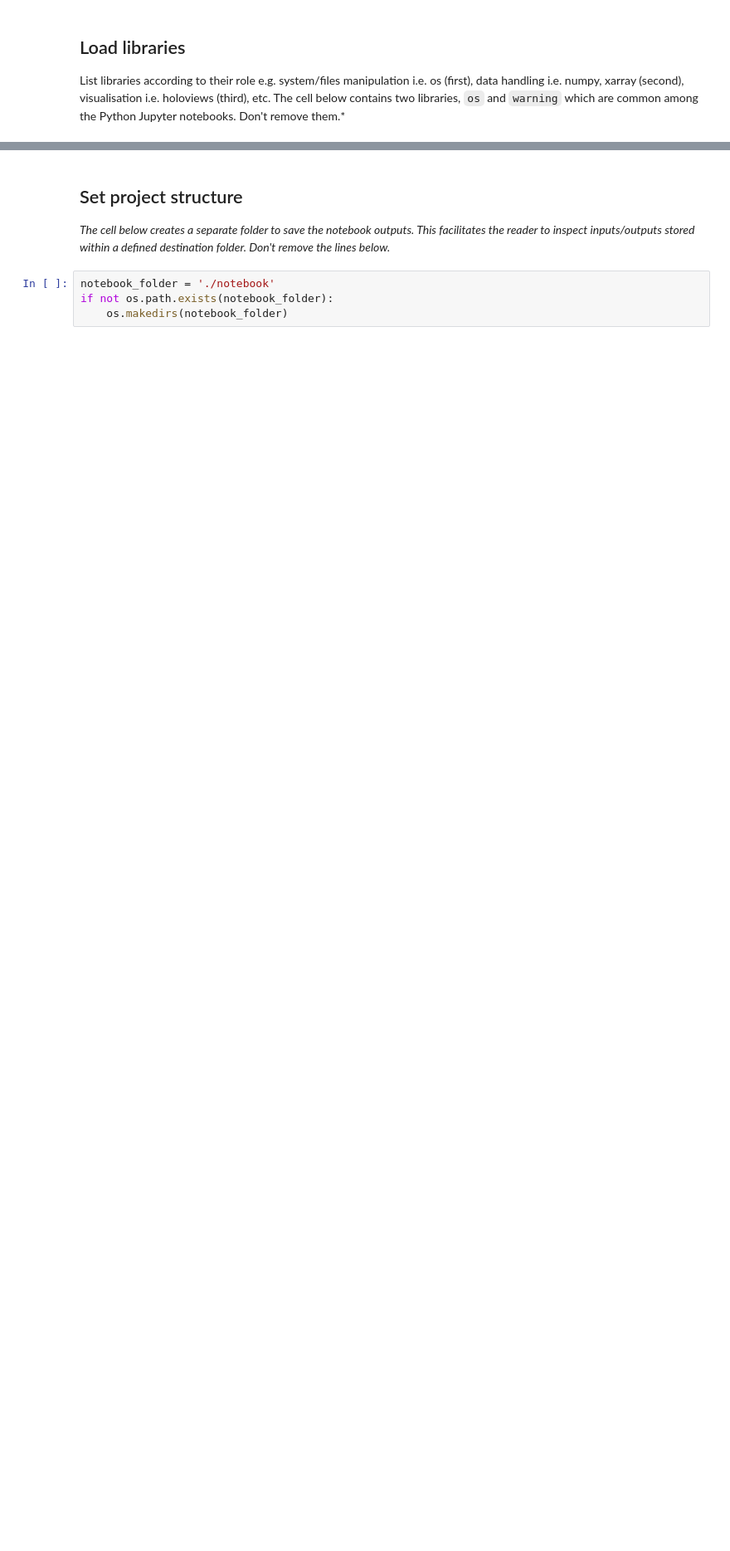
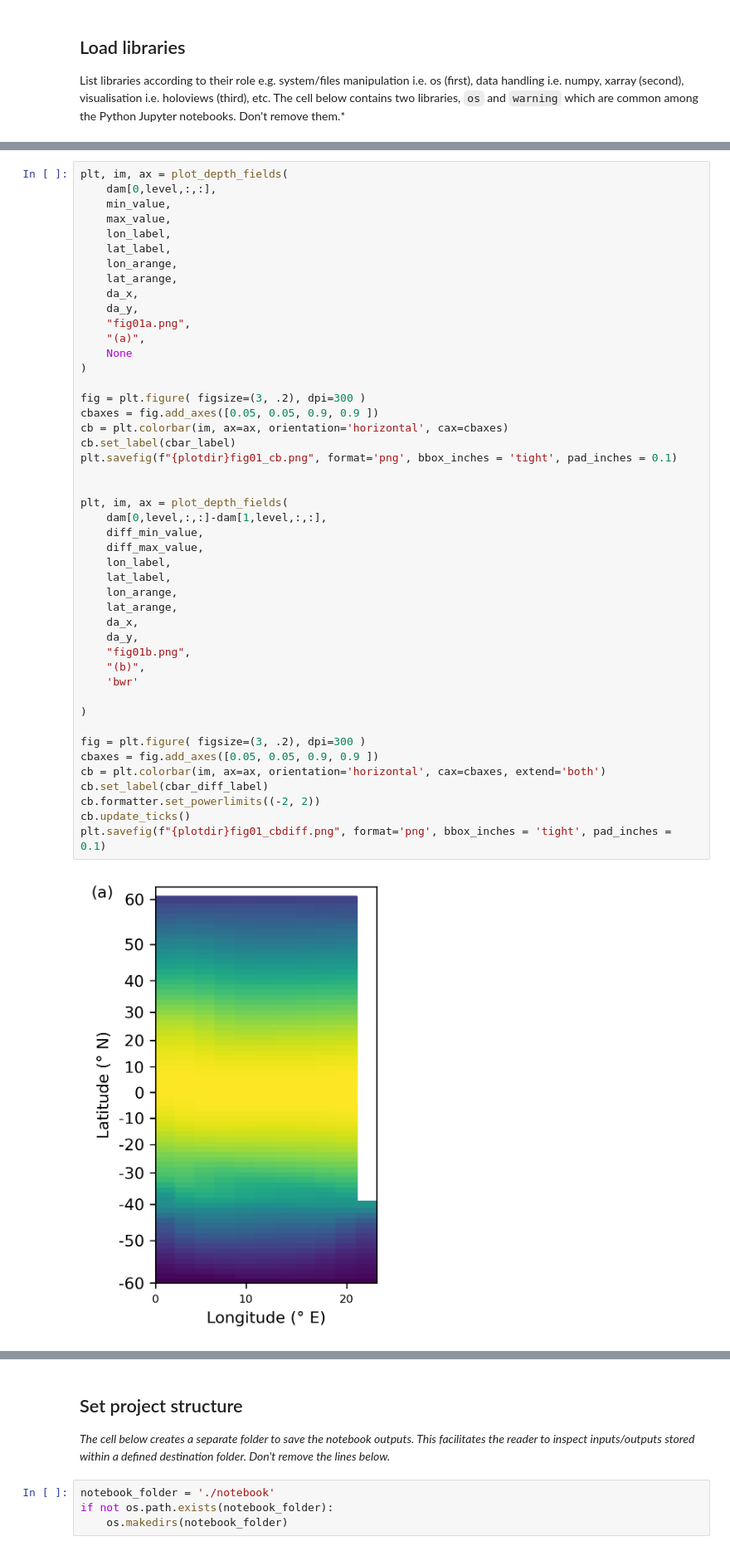
Before and after one commit to eds-book-gallery/3286b92f-4fae-4cc6-a29e-e408bc844542, a Jupyter notebook: notebooks/notebook.ipynb, the cells around one changed output, grey strips where cells are left out. Shown at 83% size. Saved outputs shown, nothing was run; the diff lists cells and outputs as text; blank space fills up the shorter version.

```diff
--- a/notebooks/notebook.ipynb
+++ b/notebooks/notebook.ipynb
@@ -398,0 +124,48 @@ warnings.filterwarnings(action='ignore')
+# %%
+plt, im, ax = plot_depth_fields(
+    dam[0,level,:,:],
+    min_value,
+    max_value,
+    lon_label,
+    lat_label,
+    lon_arange,
+    lat_arange,
+    da_x,
+    da_y,
+    "fig01a.png",
+    "(a)",
+    None
+)
+
+fig = plt.figure( figsize=(3, .2), dpi=300 )
+cbaxes = fig.add_axes([0.05, 0.05, 0.9, 0.9 ])
+cb = plt.colorbar(im, ax=ax, orientation='horizontal', cax=cbaxes)
+cb.set_label(cbar_label)
+plt.savefig(f"{plotdir}fig01_cb.png", format='png', bbox_inches = 'tight', pad_inches = 0.1)
+
+
+plt, im, ax = plot_depth_fields(
+    dam[0,level,:,:]-dam[1,level,:,:],
+    diff_min_value,
+    diff_max_value,
+    lon_label,
+    lat_label,
+    lon_arange,
+    lat_arange,
+    da_x,
+    da_y,
+    "fig01b.png",
+    "(b)",
+    'bwr'
+
+)
+
+fig = plt.figure( figsize=(3, .2), dpi=300 )
+cbaxes = fig.add_axes([0.05, 0.05, 0.9, 0.9 ])
+cb = plt.colorbar(im, ax=ax, orientation='horizontal', cax=cbaxes, extend='both')
+cb.set_label(cbar_diff_label)
+cb.formatter.set_powerlimits((-2, 2))
+cb.update_ticks()
+plt.savefig(f"{plotdir}fig01_cbdiff.png", format='png', bbox_inches = 'tight', pad_inches = 0.1)
+# %% [output]
+[figure, added]
```
Also changed, not shown: parts of 18 cells of this notebook.
